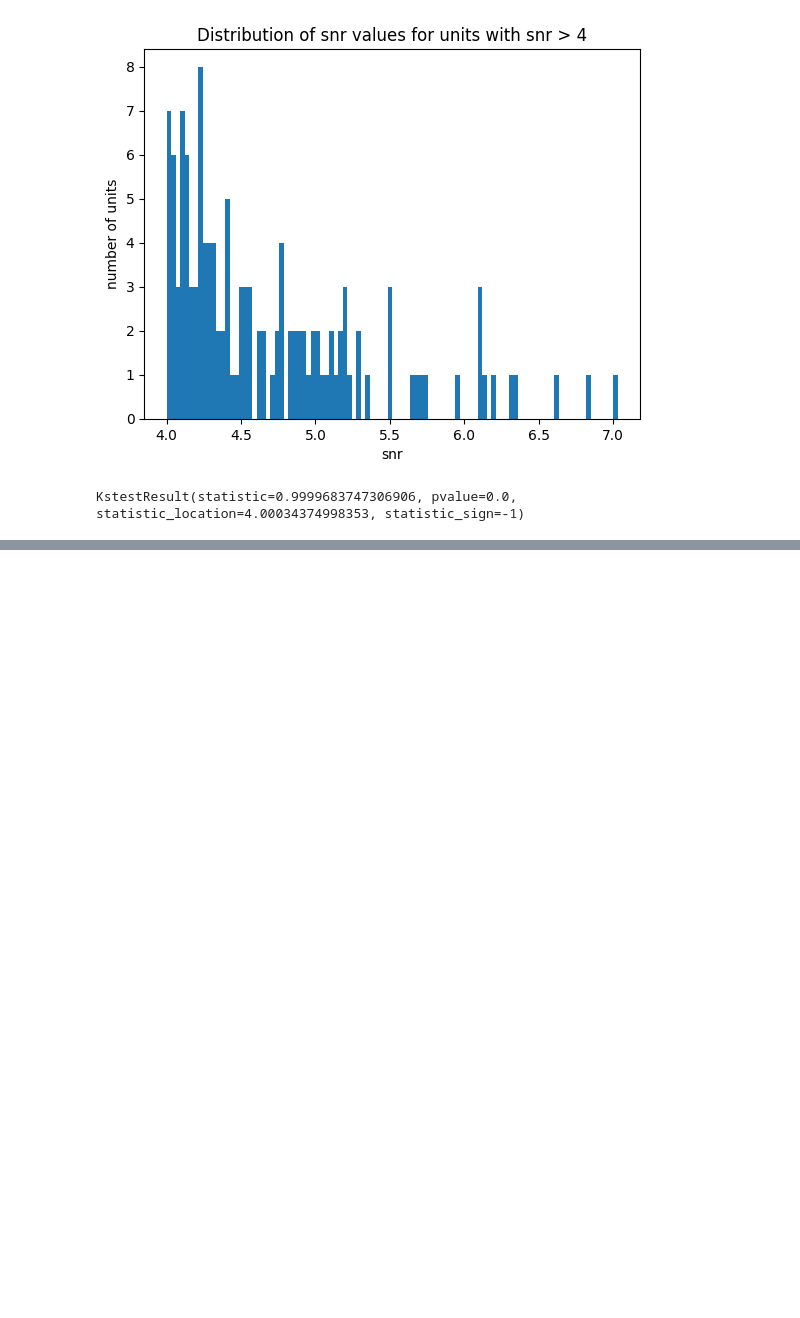
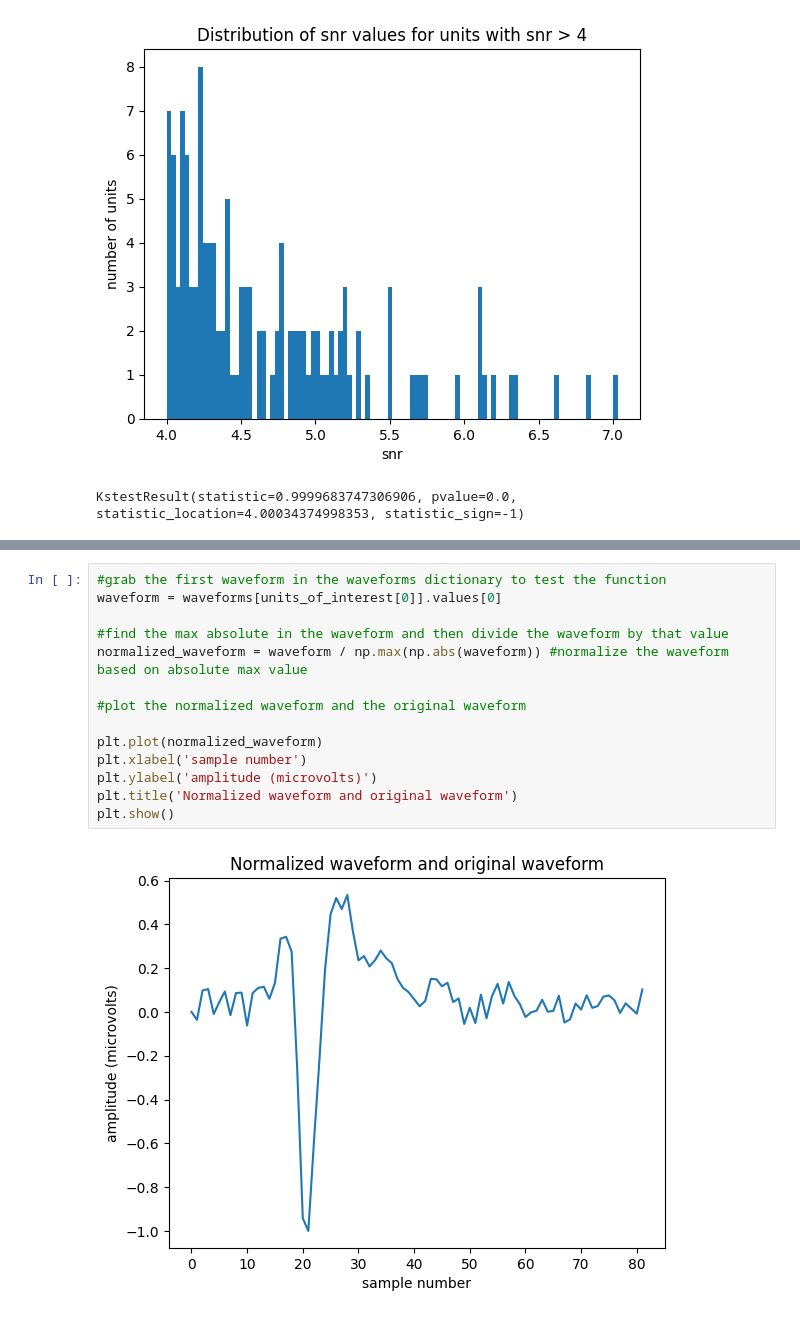
Before and after one commit to ecresp1el/swb_2023_ec_problemsworkshop, a Jupyter notebook: code/python_project_draft.ipynb, the cells around one changed output, grey strips where cells are left out. Cells and saved outputs as stored; diff of their text form; blank space fills up the shorter version.

```diff
--- a/code/python_project_draft.ipynb
+++ b/code/python_project_draft.ipynb
@@ -167,0 +344,16 @@ plt.hist(snr_values['snr'], bins=100)
+# %%
+#grab the first waveform in the waveforms dictionary to test the function
+waveform = waveforms[units_of_interest[0]].values[0]
+
+#find the max absolute in the waveform and then divide the waveform by that value
+normalized_waveform = waveform / np.max(np.abs(waveform)) #normalize the waveform based on absolute max value
+
+#plot the normalized waveform and the original waveform
+
+plt.plot(normalized_waveform)
+plt.xlabel('sample number')
+plt.ylabel('amplitude (microvolts)')
+plt.title('Normalized waveform and original waveform')
+plt.show()
+# %% [output]
+[figure, added]
```
Also changed, not shown: parts of 18 cells of this notebook.
